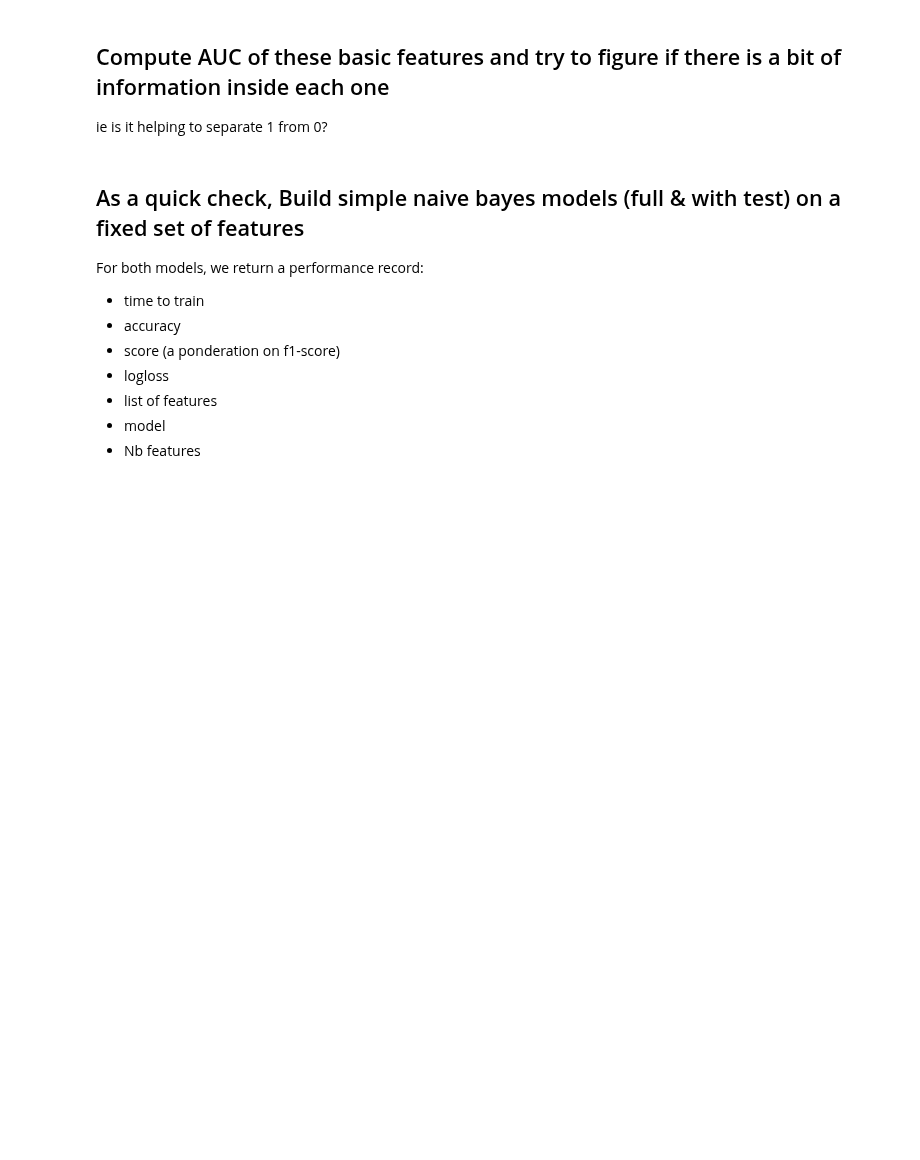
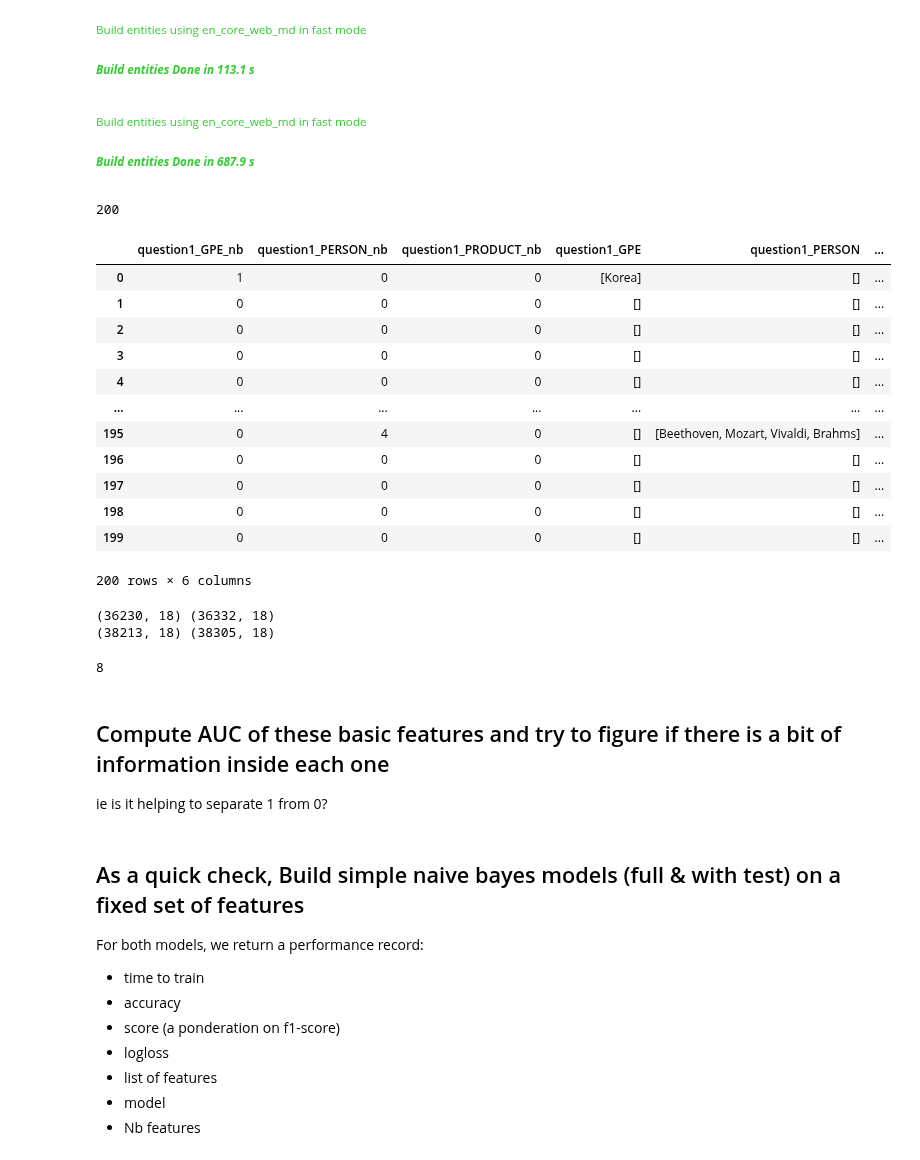
Before and after one commit to acharroux/QuoraPairs, a Jupyter notebook: BruteForce/build_spacy_full_analysis.ipynb, the cells around one changed output. Drawn from its saved outputs; the diff is of its cells as text; code cells hidden in the pictures; blank space fills up the shorter version.

```diff
--- a/BruteForce/build_spacy_full_analysis.ipynb
+++ b/BruteForce/build_spacy_full_analysis.ipynb
@@ -51,12 +52,3 @@ def build_spacy_analysis_multithread(dataframe,spacy_model_name):
     dataframe[spacy_model_name+'_q2']= list(spacy_nlp.pipe(dataframe['question2'],batch_size=1000,n_process=6))
     end_small()
     return dataframe
-# %%
-spacy_nlp = load_spacy_model('en_core_web_sm')
-for d in spacy_nlp.pipe(['France is in Europe','Taiwan is not part of China']):
-
-
-print('--')
-s = spacy_nlp('France is in Europe')
-for i in s:
-    print(i,type(i))
@@ -115,0 +140,27 @@ challenge_dataframe.head().transpose()
+# %%
+
+mini_train_dataframe = train_dataframe.sample(200,random_state=42)
+# mini_small = build_ent_types_values(mini_train_dataframe,'en_core_web_sm')
+# mini_small_speed = build_ent_types_values(mini_train_dataframe,'en_core_web_sm',disable=['tagger','parser','textcat'])
+# mini_medium = build_ent_types_values(mini_train_dataframe,'en_core_web_md')
+training_entities_question1 = build_ent_types_values(train_dataframe,'question1','en_core_web_md',disable=['tagger','parser','textcat'])
+challenge_entities_question1 = build_ent_types_values(challenge_dataframe,'question1','en_core_web_md',disable=['tagger','parser','textcat'])
+# %% [output]
+Build entities using en_core_web_md in fast mode
+Build entities Done in 113.1 s
+Build entities using en_core_web_md in fast mode
+Build entities Done in 687.9 s
+200
+|  | question1_GPE_nb | question1_PERSON_nb | question1_PRODUCT_nb | question1_GPE | question1_PERSON | ... |
+| 0 | 1 | 0 | 0 | [Korea] | [] | ... |
+| 1 | 0 | 0 | 0 | [] | [] | ... |
+| 2 | 0 | 0 | 0 | [] | [] | ... |
+| 3 | 0 | 0 | 0 | [] | [] | ... |
+| 4 | 0 | 0 | 0 | [] | [] | ... |
+| ... | ... | ... | ... | ... | ... | ... |
+| 195 | 0 | 4 | 0 | [] | [Beethoven, Mozart, Vivaldi, Brahms] | ... |
+| 196 | 0 | 0 | 0 | [] | [] | ... |
+| 197 | 0 | 0 | 0 | [] | [] | ... |
+| 198 | 0 | 0 | 0 | [] | [] | ... |
+| 199 | 0 | 0 | 0 | [] | [] | ... |
+200 rows × 6 columns
@@ -116,3 +174,11 @@ challenge_dataframe.head().transpose()
+# %%
+print(small_df.shape,small_speed_df.shape)
+print(medium_df.shape,medium_speed_df.shape)
+os.cpu_count()
+# %% [output]
+(36230, 18) (36332, 18)
+(38213, 18) (38305, 18)
+8
 # %% [markdown]
 ## Compute AUC of these basic features and try to figure if there is a bit of information inside each one
 ie is it helping to separate 1 from 0?
```
Also changed, not shown: parts of 11 cells of this notebook, 2 other files.
